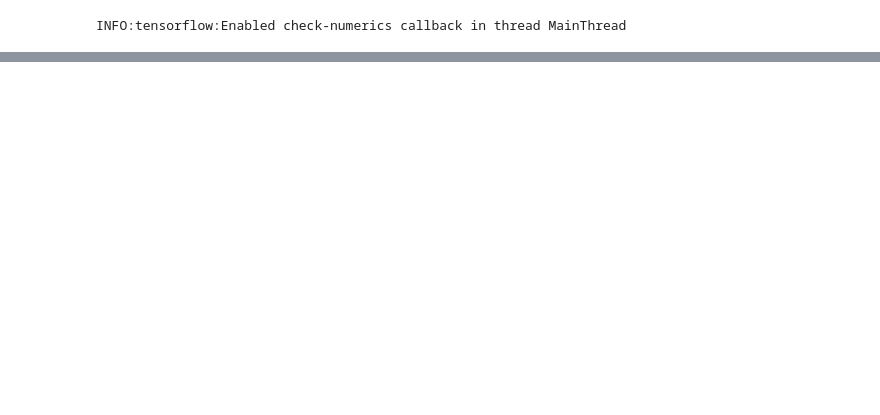
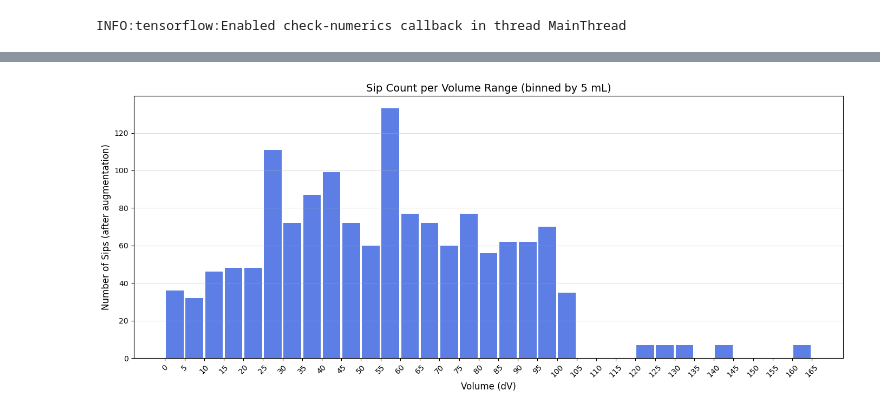
Before and after one commit to alirezamxi/Hydrocare, a Jupyter notebook: labeled/june/inspection/clean_TCN-dataaugmentation.ipynb, the cells around one changed output, grey strips where cells are left out. Cells and saved outputs as stored; diff of their text form; code cells hidden in the pictures; blank space fills up the shorter version.

```diff
--- a/labeled/june/inspection/clean_TCN-dataaugmentation.ipynb
+++ b/labeled/june/inspection/clean_TCN-dataaugmentation.ipynb
@@ -414,36 +450,49 @@ plt.show()
 # %%
 import matplotlib.pyplot as plt
 import numpy as np
+import pandas as pd
 
 # --- Parameters ---
 bin_width = 5  # mL
 min_vol = int(np.floor(min(y) / bin_width) * bin_width)
 max_vol = int(np.ceil(max(y) / bin_width) * bin_width)
 
 # Create bins (e.g., [0, 5, 10, ..., 100])
 volume_bins = np.arange(min_vol, max_vol + bin_width, bin_width)
 
 # Digitize y into bins
 bin_indices = np.digitize(y, volume_bins)  # assigns bin index
 bin_counts = [0] * (len(volume_bins) - 1)
 
 # Count how many sips fall into each bin
 for idx in bin_indices:
     if 1 <= idx < len(volume_bins):  # skip out-of-range
         bin_counts[idx - 1] += 1
 
 # Bin labels: midpoint of each bin (e.g., 2.5, 7.5, ...)
 bin_centers = [(volume_bins[i] + volume_bins[i + 1]) / 2 for i in range(len(volume_bins) - 1)]
 
+# Create DataFrame for export
+df_export = pd.DataFrame({
+    'Volume_Range': [f"{volume_bins[i]}-{volume_bins[i+1]}" for i in range(len(volume_bins)-1)],
+    'Bin_Center': bin_centers,
+    'Sip_Count': bin_counts
+})
+
+# Export to Excel
+df_export.to_excel('sip_volume_distribution_after_augmentation.xlsx', index=False)
+
 # --- Plot ---
 plt.figure(figsize=(14, 6))
 plt.bar(bin_centers, bin_counts, width=bin_width * 0.9, color='royalblue', alpha=0.85)
 plt.xlabel('Volume (dV)', fontsize=12)
 plt.ylabel('Number of Sips (after augmentation)', fontsize=12)
 plt.title('Sip Count per Volume Range (binned by 5 mL)', fontsize=14)
 plt.grid(axis='y', alpha=0.4)
 plt.xticks(np.arange(min_vol, max_vol + 1, bin_width), rotation=45)
 plt.tight_layout()
 plt.show()
+# %% [output]
+[figure, added]
 # %%
 X[:1]
```
Also changed, not shown: parts of 14 cells of this notebook, 14 other files.
